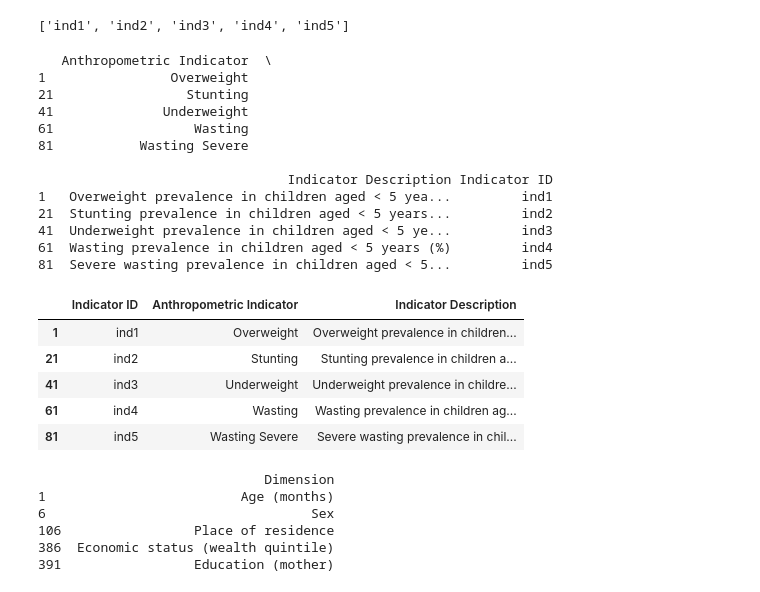
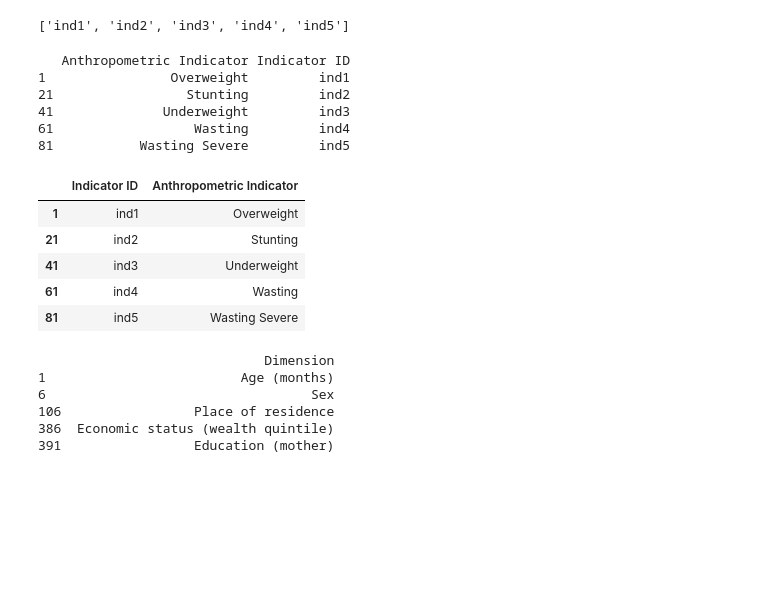
Before and after one commit to blmccourt/proj3-group8, a Jupyter notebook: child_malnutrition_analysis.ipynb, the cells around one changed output. Drawn from its saved outputs; the diff is of its cells as text; code cells hidden in the pictures; blank space fills up the shorter version.

Commit message:
removed indicator name

```diff
--- a/child_malnutrition_analysis.ipynb
+++ b/child_malnutrition_analysis.ipynb
@@ -148,7 +149,7 @@ The four single value columns were correctly dropped.  We now have 20 columns in
 None data is needed for our analysis, so we will drop it from the dataframe.
 # %%
 # Remove 'flag' column from the DataFrame
-cleaned_df = cleaned_df.drop(columns=['flag', 'source', 'reference_subgroup', 'se', 'ci_lb', 'ci_ub', 'ordered_dimension', 'wbincome2024'])
+cleaned_df = cleaned_df.drop(columns=['flag', 'source', 'reference_subgroup', 'se', 'ci_lb', 'ci_ub', 'ordered_dimension', 'wbincome2024', 'indicator_name'])
 
 # Display the updated DataFrame
 print("DataFrame info after removing the unecessary columns:\n")
@@ -179,7 +183,6 @@ cleaned_df = cleaned_df.rename(columns={
     'setting': 'Country',
     'date': 'Year',
     'indicator_abbr': 'Anthropometric Indicator',
-    'indicator_name': 'Indicator Description',
     'dimension': 'Dimension',
     'subgroup': 'Dimension Value',
     'subgroup_order': 'Dimension Value Order',
@@ -201,7 +204,6 @@ cleaned_df = cleaned_df[
         'Dimension Value',
         'Dimension Value Order',
         'Anthropometric Indicator',
-        'Indicator Description',
         'Prevalence Estimate %',
         'Under-Five Population (million)',
         'Country Avg'
@@ -438,7 +449,7 @@ country_df
 country_df.to_csv("data/country.csv", index=False)
 # %%
 # Create a new DataFrame with unique values from 'Anthropometric Indicator' and 'Indicator Description' columns
-indicator_df = cleaned_df[['Anthropometric Indicator', 'Indicator Description']].drop_duplicates()
+indicator_df = cleaned_df[['Anthropometric Indicator']].drop_duplicates()
 
 # Display the new DataFrame
 print(indicator_df)
@@ -468,32 +479,25 @@ indicator_df['Indicator ID'] = ind_ids
 
 print(indicator_df)
 # %% [output]
-   Anthropometric Indicator  \
-1                Overweight
-21                 Stunting
-41              Underweight
-61                  Wasting
-81           Wasting Severe
-
-                                Indicator Description Indicator ID
-1   Overweight prevalence in children aged < 5 yea...         ind1
-21  Stunting prevalence in children aged < 5 years...         ind2
-41  Underweight prevalence in children aged < 5 ye...         ind3
-61  Wasting prevalence in children aged < 5 years (%)         ind4
-81  Severe wasting prevalence in children aged < 5...         ind5
+   Anthropometric Indicator Indicator ID
+1                Overweight         ind1
+21                 Stunting         ind2
+41              Underweight         ind3
+61                  Wasting         ind4
+81           Wasting Severe         ind5
 # %%
 # Reorder the columns so that 'Indicator ID' is first
-indicator_df = indicator_df[['Indicator ID', 'Anthropometric Indicator', 'Indicator Description']]
+indicator_df = indicator_df[['Indicator ID', 'Anthropometric Indicator']]
 
 # Display the updated DataFrame
 indicator_df
 # %% [output]
-|  | Indicator ID | Anthropometric Indicator | Indicator Description |
-| 1 | ind1 | Overweight | Overweight prevalence in children... |
-| 21 | ind2 | Stunting | Stunting prevalence in children a... |
-| 41 | ind3 | Underweight | Underweight prevalence in childre... |
-| 61 | ind4 | Wasting | Wasting prevalence in children ag... |
-| 81 | ind5 | Wasting Severe | Severe wasting prevalence in chil... |
+|  | Indicator ID | Anthropometric Indicator |
+| 1 | ind1 | Overweight |
+| 21 | ind2 | Stunting |
+| 41 | ind3 | Underweight |
+| 61 | ind4 | Wasting |
+| 81 | ind5 | Wasting Severe |
 # %%
 # Export indicator_df as CSV file.
 indicator_df.to_csv("data/indicator.csv", index=False)
```
Also changed, not shown: parts of 19 cells of this notebook.
